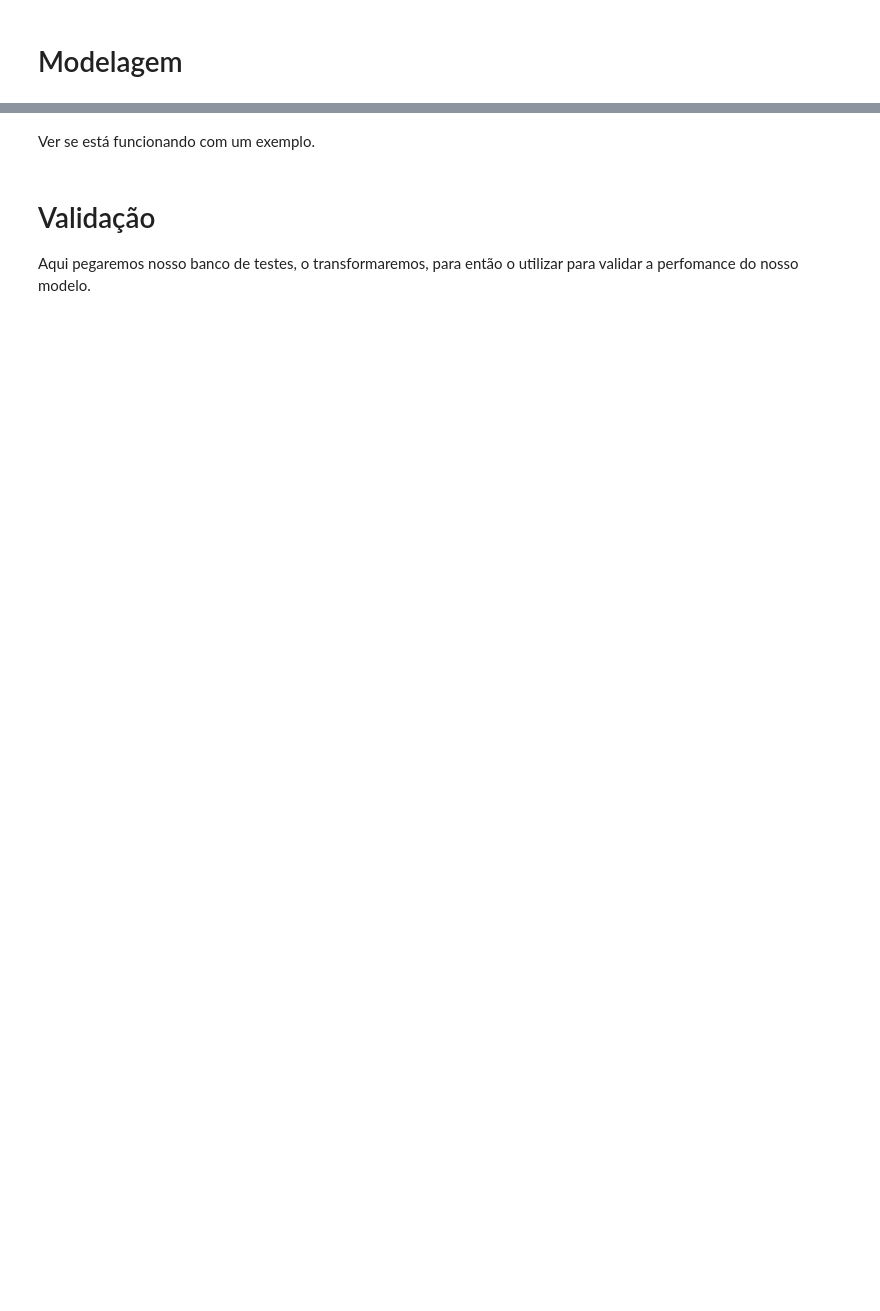
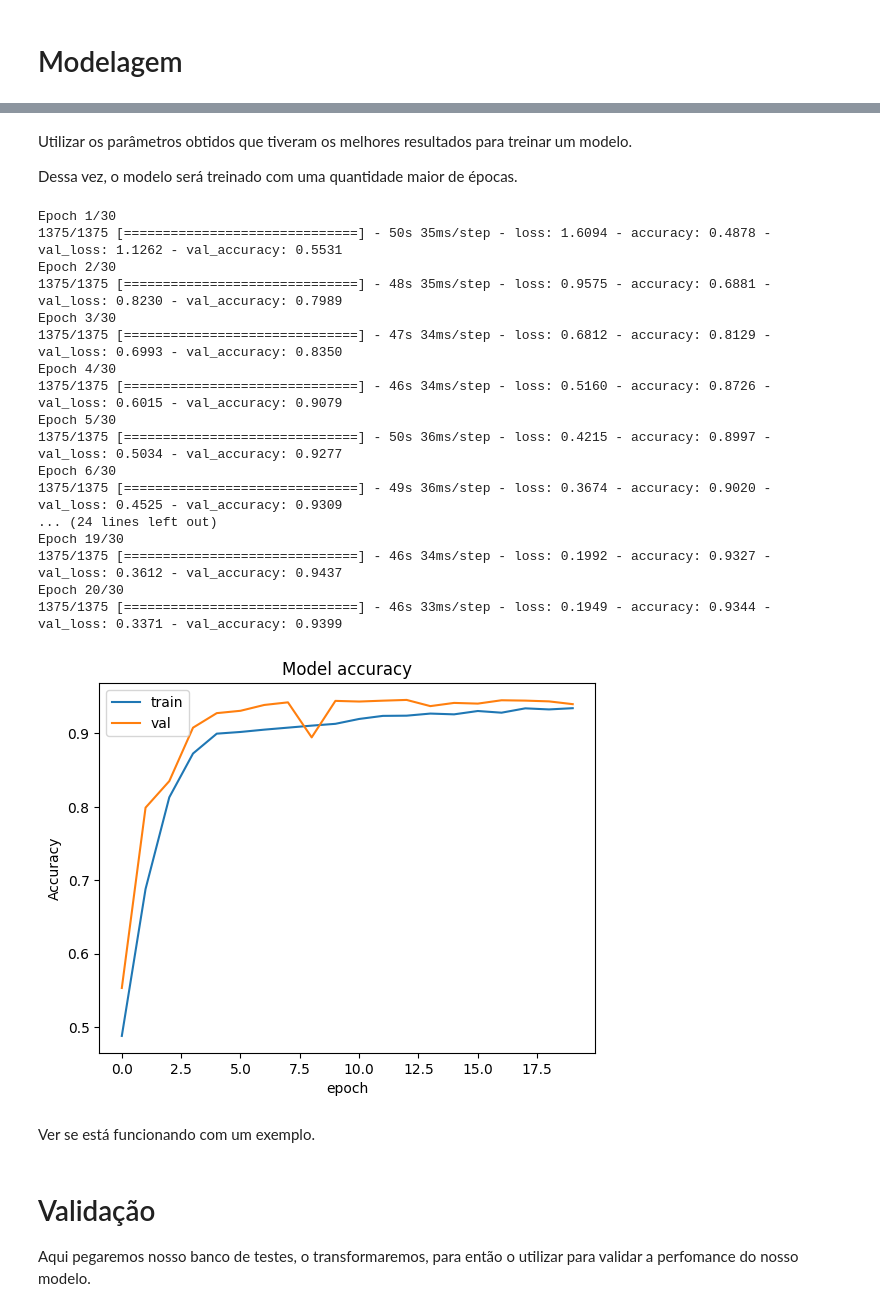
Before and after one commit to Punpuf/lemi_3w, a Jupyter notebook: experiments/experiment_all_wells.ipynb, the cells around one changed output, grey strips where cells are left out. Saved outputs shown, nothing was run; the diff lists cells and outputs as text; code cells hidden in the pictures; blank space fills up the shorter version.

```diff
--- a/experiments/experiment_all_wells.ipynb
+++ b/experiments/experiment_all_wells.ipynb
@@ -319,7 +365,7 @@ There are 1571 files available
 # %% [markdown]
 Exemplo de um par X, y.
 # %%
-example_transformed_file_path = train_transformed_data_file_path_list[0]
+example_transformed_file_path = train_transformed_file_path_list[0]
 X_transformed_ex, y_transformed_ex = TransformationManager.retrieve_pair_array(pathlib.Path(example_transformed_file_path))
 
 X_transformed_ex[0], y_transformed_ex[0]
@@ -522,0 +559,16 @@ Epoch 15/15
+# %%
+num_epochs = 5
+steps_per_epoch = len(train_transformed_file_path_list)
+
+train_data_gen = TransformationManager.data_generator_loop(train_transformed_file_path_list)
+validation_data_gen = TransformationManager.data_generator_loop(validation_transformed_file_path_list)
+test_data_gen = TransformationManager.data_generator_loop(test_transformed_file_path_list)
+
+tuner.search(
+    train_data_gen,
+    epochs=num_epochs,
+    validation_data=validation_data_gen,
+    validation_steps=len(validation_transformed_file_path_list),
+    steps_per_epoch=steps_per_epoch,
+    verbose=1
+)
@@ -523,3 +581,65 @@ Epoch 15/15
+# %% [markdown]
+Utilizar os parâmetros obtidos que tiveram os melhores resultados para treinar um modelo.
+
+Dessa vez, o modelo será treinado com uma quantidade maior de épocas.
+# %%
+import random
+# Training configurations
+num_epochs = 30
+steps_per_epoch = len(train_transformed_file_path_list)
+train_data_gen = TransformationManager.data_generator_loop(
+    random.sample(train_transformed_file_path_list.to_list(), steps_per_epoch))
+early_stopping_callback = keras.callbacks.EarlyStopping(monitor='val_accuracy', patience=7)
+
+checkpoint_filepath = 'weights.{epoch:02d}-{val_loss:.2f}.hdf5'
+model_checkpoint_callback = keras.callbacks.ModelCheckpoint(
+    filepath=checkpoint_filepath,
+    save_weights_only=True,
+    monitor='val_accuracy',
+    mode='max',
+    save_best_only=True)
+
+# Train model
+best_hps = tuner.get_best_hyperparameters(5)
+best_model = build_model(best_hps[0])
+
+training_history = best_model.fit(
+    train_data_gen,
+    steps_per_epoch=steps_per_epoch,
+    epochs=num_epochs,
+    validation_data=validation_data_gen,
+    validation_steps=len(validation_transformed_file_path_list),
+    callbacks=[early_stopping_callback, model_checkpoint_callback],
+    verbose=1
+)
+
+# Graph of training results history
+plt.plot(training_history.history['accuracy'])
+plt.plot(training_history.history['val_accuracy'])
+plt.title('Model accuracy')
+plt.ylabel('Accuracy')
+plt.xlabel('epoch')
+plt.legend(['train', 'val'], loc='upper left')
+plt.show()
+# %% [output]
+Epoch 1/30
+1375/1375 [==============================] - 50s 35ms/step - loss: 1.6094 - accuracy: 0.4878 - val_loss: 1.1262 - val_accuracy: 0.5531
+Epoch 2/30
+1375/1375 [==============================] - 48s 35ms/step - loss: 0.9575 - accuracy: 0.6881 - val_loss: 0.8230 - val_accuracy: 0.7989
+Epoch 3/30
+1375/1375 [==============================] - 47s 34ms/step - loss: 0.6812 - accuracy: 0.8129 - val_loss: 0.6993 - val_accuracy: 0.8350
+Epoch 4/30
+1375/1375 [==============================] - 46s 34ms/step - loss: 0.5160 - accuracy: 0.8726 - val_loss: 0.6015 - val_accuracy: 0.9079
+Epoch 5/30
+1375/1375 [==============================] - 50s 36ms/step - loss: 0.4215 - accuracy: 0.8997 - val_loss: 0.5034 - val_accuracy: 0.9277
+Epoch 6/30
+1375/1375 [==============================] - 49s 36ms/step - loss: 0.3674 - accuracy: 0.9020 - val_loss: 0.4525 - val_accuracy: 0.9309
+... (24 lines left out)
+Epoch 19/30
+1375/1375 [==============================] - 46s 34ms/step - loss: 0.1992 - accuracy: 0.9327 - val_loss: 0.3612 - val_accuracy: 0.9437
+Epoch 20/30
+1375/1375 [==============================] - 46s 33ms/step - loss: 0.1949 - accuracy: 0.9344 - val_loss: 0.3371 - val_accuracy: 0.9399
+[figure, added]
 # %% [markdown]
 Ver se está funcionando com um exemplo.
 # %%
```
Also changed, not shown: parts of 37 cells of this notebook, 2 other files.
